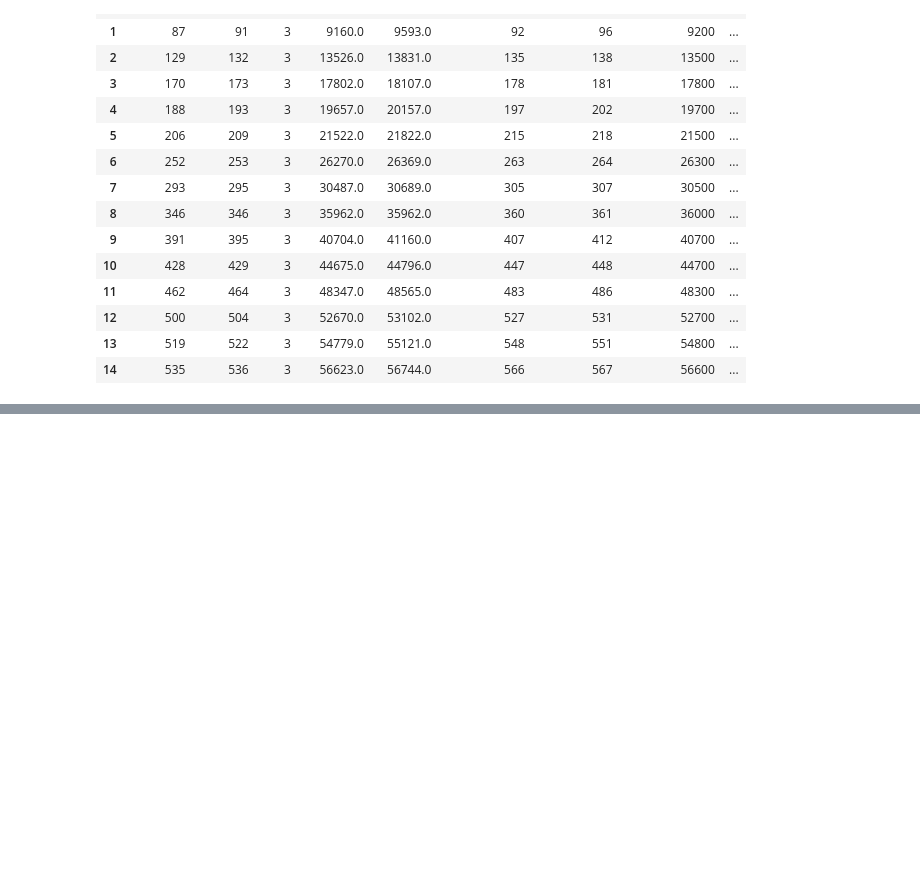
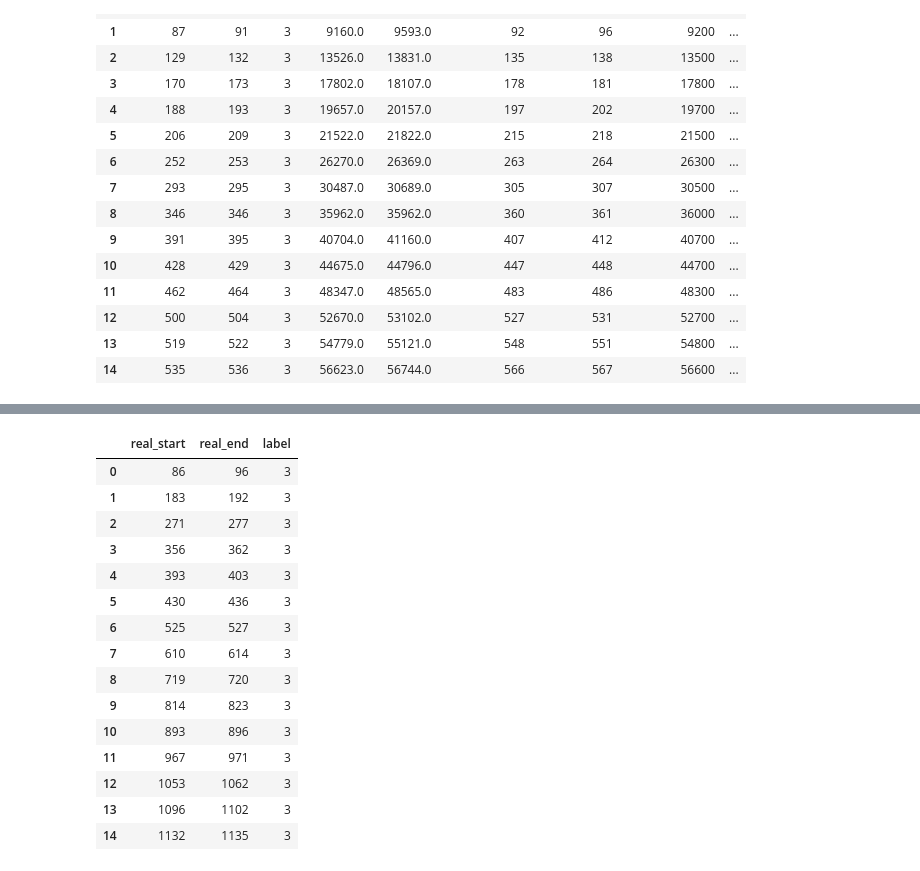
Before and after one commit to chriswegmann/drone_steering, a Jupyter notebook: models/playground/Rescaling frame-based labels.ipynb, the cells around one changed output, grey strips where cells are left out. Drawn from its saved outputs; the diff is of its cells as text; code cells hidden in the pictures; blank space fills up the shorter version.

Commit message:
Playing around with Rescaling framebased labels

```diff
--- a/models/playground/Rescaling frame-based labels.ipynb
+++ b/models/playground/Rescaling frame-based labels.ipynb
@@ -61,6 +61,8 @@ def interpolate_and_generate_new_framebased_labels(data_orig, labels_orig, new_f
     new_end_idx = []
 
     for i in range(new_data.shape[0]):
+        if j >= temp_labels.shape[0]:
+            break
 
         t = new_data.iloc[i]["ms_since_start"]
         current_end = temp_labels.iloc[j]["end_time"]
@@ -170,0 +247,27 @@ labels
+# %%
+from app_local.module import DataEnsembler
+de = DataEnsembler(120)
+de.investigate_available_datafiles( data_dir='data/gesture/', is_frame_based=True)
+de.load_data()
+
+rescaled_labels = []
+
+print("")
+print("Rescaling Feature Timesteps & Framebased Labels:")
+for i in range(len(de.data)):
+
+    print(str(i)+":",de.combined_data_files_df.iloc[i]["filename_features"],
+          '\t', de.combined_data_files_df.iloc[i]["filename_labels"])
+    print("\tBefore --> \tData Shape:", de.data[i].shape, "\tLabeled Samples:",
+          (de.labels[i]["real_end"] - de.labels[i]["real_start"] + 1).values.sum())
+
+    de.data[i], res_labels = interpolate_and_generate_new_framebased_labels(
+        data_orig = de.data[i],
+        labels_orig = de.labels[i],
+        new_frmlen = 50
+    )
+    rescaled_labels.append(res_labels)
+
+    print("\tAfter ---> \tData Shape:", de.data[i].shape, "\tLabeled Samples:",
+          (rescaled_labels[i]["new_idx_end"] - rescaled_labels[i]["new_idx_start"] + 1).values.sum())
+    print("")
@@ -170,0 +292,22 @@ labels
+# %%
+labels = de.labels[0].copy()
+resl = rescaled_labels[0]
+labels[["real_start","real_end"]] = resl[["new_idx_start","new_idx_end"]]
+labels
+# %% [output]
+|  | real_start | real_end | label |
+| 0 | 86 | 96 | 3 |
+| 1 | 183 | 192 | 3 |
+| 2 | 271 | 277 | 3 |
+| 3 | 356 | 362 | 3 |
+| 4 | 393 | 403 | 3 |
+| 5 | 430 | 436 | 3 |
+| 6 | 525 | 527 | 3 |
+| 7 | 610 | 614 | 3 |
+| 8 | 719 | 720 | 3 |
+| 9 | 814 | 823 | 3 |
+| 10 | 893 | 896 | 3 |
+| 11 | 967 | 971 | 3 |
+| 12 | 1053 | 1062 | 3 |
+| 13 | 1096 | 1102 | 3 |
+| 14 | 1132 | 1135 | 3 |
```
Also changed, not shown: parts of 7 cells of this notebook.
